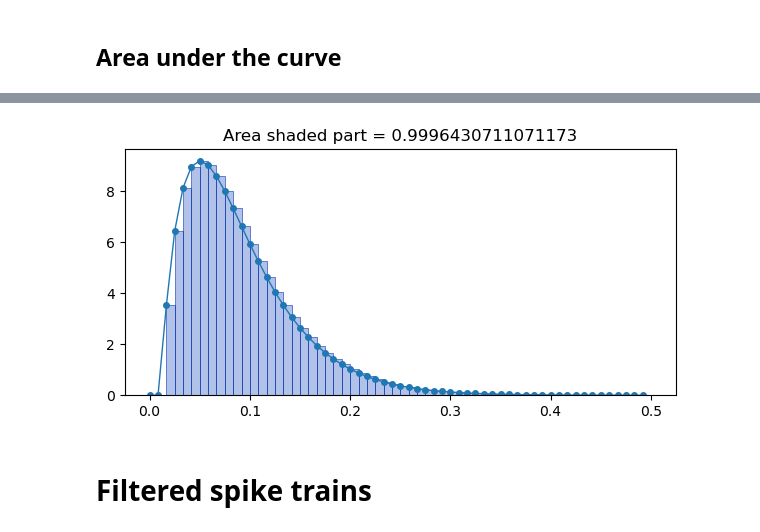
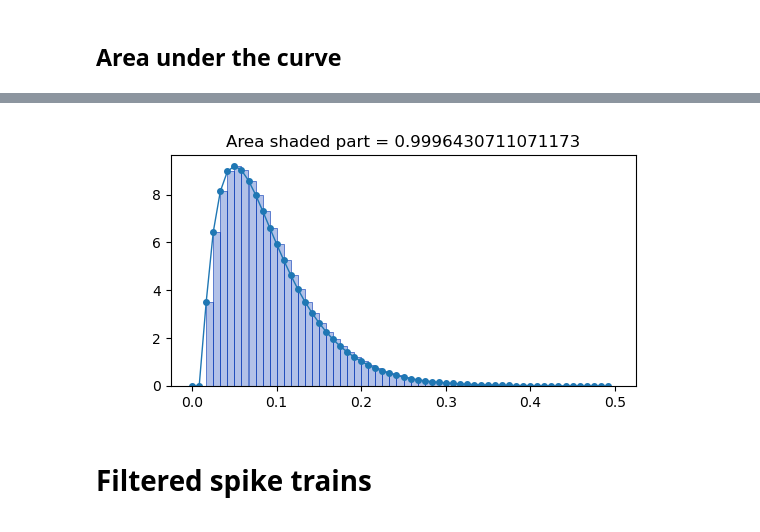
Before and after one commit to jorchard/neuron_models, a Jupyter notebook: Synapses.ipynb, the cells around one changed output, grey strips where cells are left out. Cells and saved outputs as stored; diff of their text form; code cells hidden in the pictures.

```diff
--- a/Synapses.ipynb
+++ b/Synapses.ipynb
@@ -136,16 +141,16 @@ plt.savefig('psc.pdf')
 # %%
 # Let's sample the curve
 t3 = np.linspace(0.0, 0.5, 60, endpoint=False)
 dt = t3[1] - t3[0]  # sample spacing
 p3 = Spikes2PSC(t3, [[0.01]], 0.04, 1)
 plt.figure(figsize=(6,3))
 plt.plot(t3, p3, 'o-', linewidth=1, markersize=4);
-plt.tight_layout()
+#plt.tight_layout()
 plt.savefig('psc.pdf')
 plt.bar(t3, p3, dt, color=(0,0.2,0.7,0.3), align='edge', linewidth=0.5, edgecolor=(0,0.2,0.7,0.8));
 plt.title(f'Area shaded part = {np.sum(p3*dt)}');
 # %% [output]
-[figure, old version]
+[figure, new version]
 # %% [markdown]
 # Filtered spike trains
 # %% [markdown]
```
Also changed, not shown: parts of 15 cells of this notebook.
